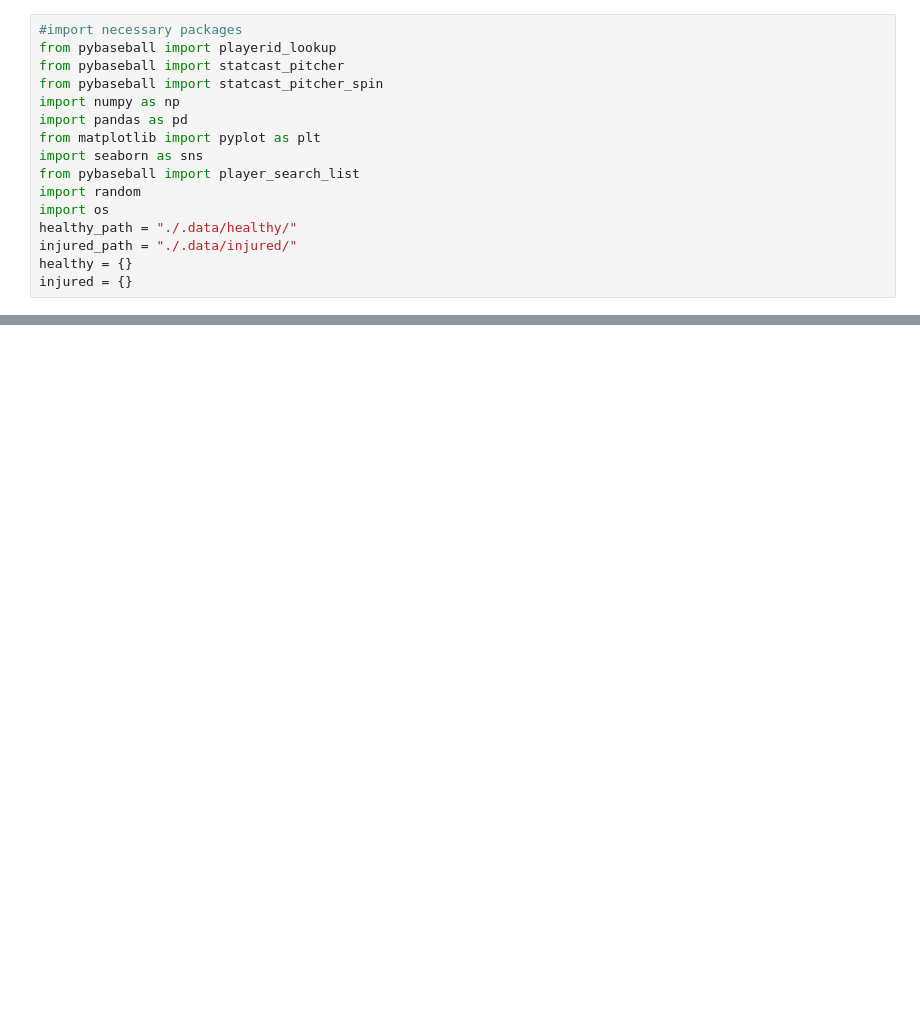
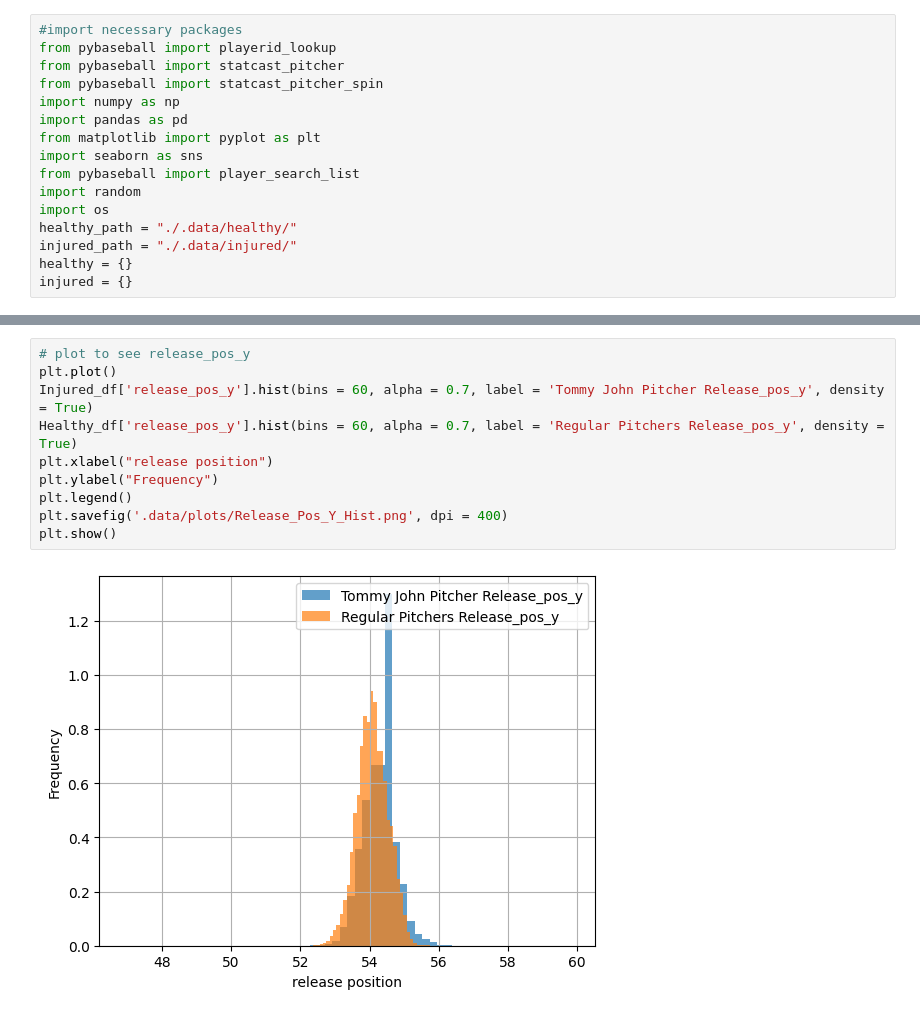
Before and after one commit to akankshb/tommy_john_surgery_modeling, a Jupyter notebook: EDA_notebook.ipynb, the cells around one changed output, grey strips where cells are left out. Saved outputs shown, nothing was run; the diff lists cells and outputs as text; blank space fills up the shorter version.

```diff
--- a/EDA_notebook.ipynb
+++ b/EDA_notebook.ipynb
@@ -115,0 +183,12 @@ print(Injured_df.shape)
+# %%
+# plot to see release_pos_y
+plt.plot()
+Injured_df['release_pos_y'].hist(bins = 60, alpha = 0.7, label = 'Tommy John Pitcher Release_pos_y', density = True)
+Healthy_df['release_pos_y'].hist(bins = 60, alpha = 0.7, label = 'Regular Pitchers Release_pos_y', density = True)
+plt.xlabel("release position")
+plt.ylabel("Frequency")
+plt.legend()
+plt.savefig('.data/plots/Release_Pos_Y_Hist.png', dpi = 400)
+plt.show()
+# %% [output]
+[figure, added]
```
Also changed, not shown: parts of 25 cells of this notebook.
